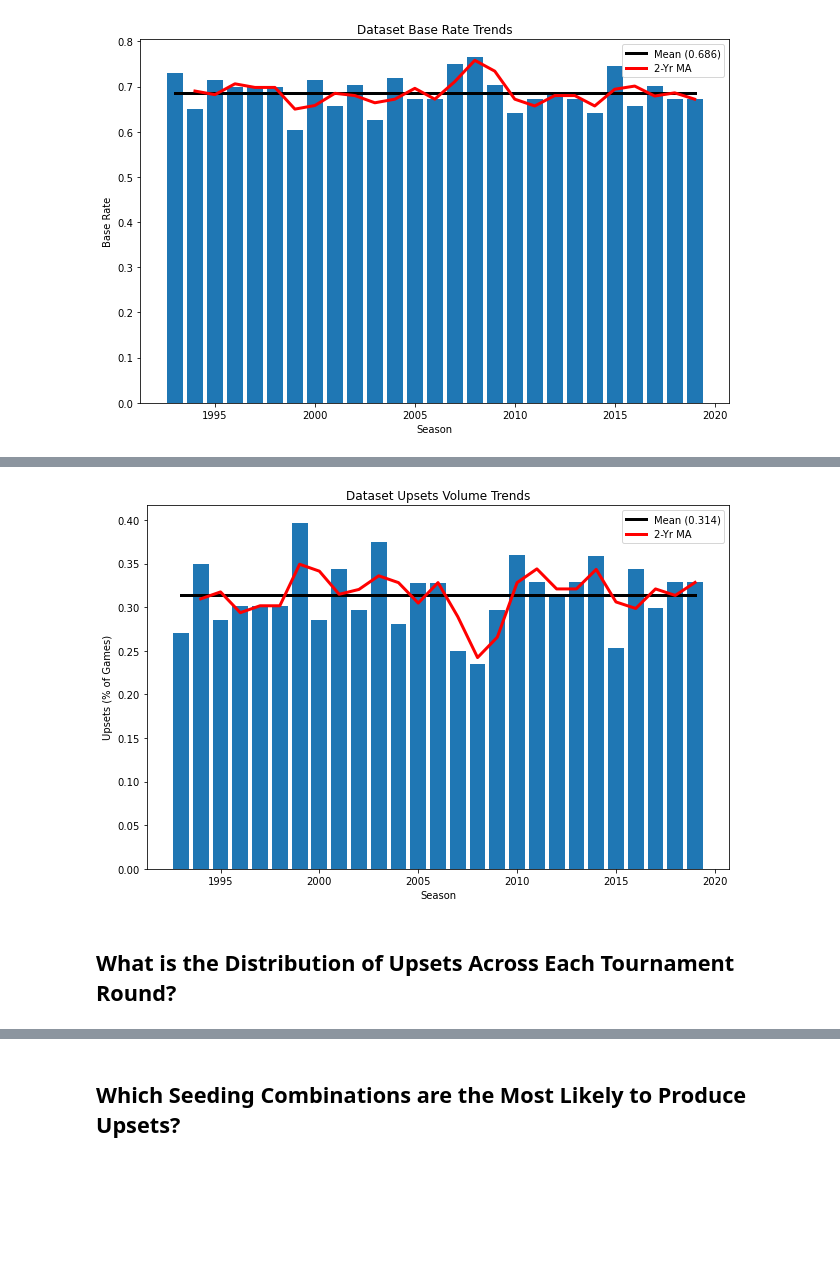
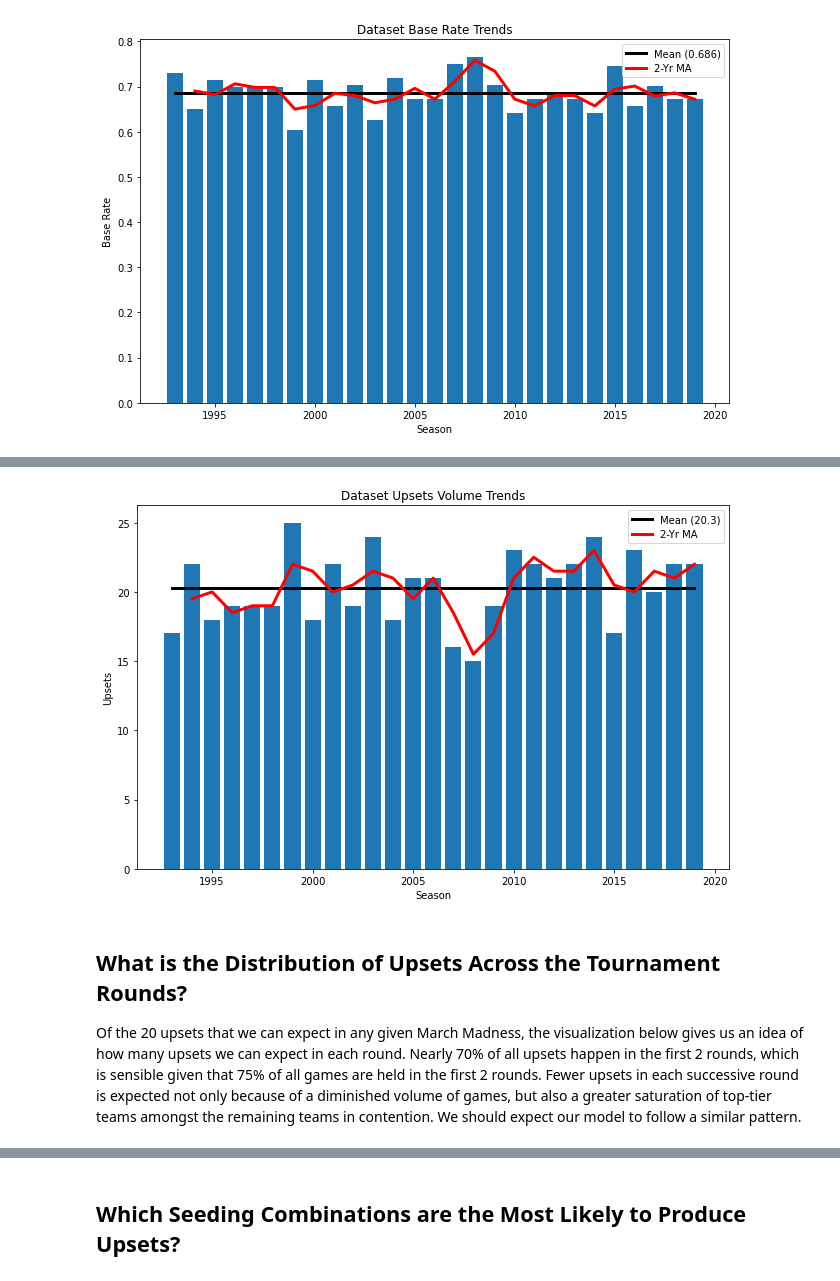
Before and after one commit to matthew-agard/March-Madness-Predictions, a Jupyter notebook: 2021/2021_March_Madness_Predictions.ipynb, the cells around one changed output, grey strips where cells are left out. Saved outputs shown, nothing was run; the diff lists cells and outputs as text; code cells hidden in the pictures; blank space fills up the shorter version.

```diff
--- a/2021/2021_March_Madness_Predictions.ipynb
+++ b/2021/2021_March_Madness_Predictions.ipynb
@@ -304,19 +341,18 @@ format_plot(title='Dataset Base Rate Trends', xlabel='Season', ylabel='Base Rate
 # %%
-yearly_upsets = mm_matchups_df.groupby('Year').agg({'Underdog_Upset': ['sum', 'count']})
-yearly_pct_upsets = yearly_upsets[('Underdog_Upset', 'sum')] / yearly_upsets[('Underdog_Upset', 'count')]
+# Each season's upset count
+yearly_upsets = mm_matchups_df.groupby('Year').agg({'Underdog_Upset': 'sum'})
+# Dataset's mean upset count
+mean_upsets = np.round(yearly_upsets['Underdog_Upset'].mean(), 1)
+# Moving average
+upsets_ma = np.round(yearly_upsets.rolling(years_ma).mean(), 1)
 
-pct_upsets_ma = yearly_pct_upsets.rolling(years_ma).mean()
-mean_pct_upsets = np.round(yearly_pct_upsets.mean(), 3)
-
+# Plot findings
 plt.figure(figsize=(9, 6))
 
-plt.plot(yearly_pct_upsets.index, [mean_pct_upsets] * len(yearly_pct_upsets), color='k', linewidth=3,
-         label=f'Mean ({mean_pct_upsets})')
-plt.plot(yearly_pct_upsets.index, pct_upsets_ma, color='r', linewidth=3, label=f'{years_ma}-Yr MA')
-plt.bar(yearly_pct_upsets.index, yearly_pct_upsets)
+plt.plot(yearly_upsets.index, [mean_upsets] * len(yearly_upsets), color='k', linewidth=3, label=f'Mean ({mean_upsets})')
+plt.plot(yearly_upsets.index, upsets_ma, color='r', linewidth=3, label=f'{years_ma}-Yr MA')
+plt.bar(yearly_upsets.index, yearly_upsets['Underdog_Upset'])
 
-format_plot(title='Dataset Upsets Volume Trends', xlabel='Season', ylabel='Upsets (% of Games)')
+format_plot(title='Dataset Upsets Volume Trends', xlabel='Season', ylabel='Upsets')
 # %% [output]
-[figure, old version]
+[figure, new version]
-# %% [markdown]
-## What is the Distribution of Upsets Across Each Tournament Round?
@@ -324,0 +359,4 @@ seed_pairs = get_seed_pairs(mm_matchups_df)
+# %% [markdown]
+## What is the Distribution of Upsets Across the Tournament Rounds?
+
+Of the 20 upsets that we can expect in any given March Madness, the visualization below gives us an idea of how many upsets we can expect in each round. Nearly 70% of all upsets happen in the first 2 rounds, which is sensible given that 75% of all games are held in the first 2 rounds. Fewer upsets in each successive round is expected not only because of a diminished volume of games, but also a greater saturation of top-tier teams amongst the remaining teams in contention. We should expect our model to follow a similar pattern.
```
Also changed, not shown: parts of 47 cells of this notebook, 1 other file.
